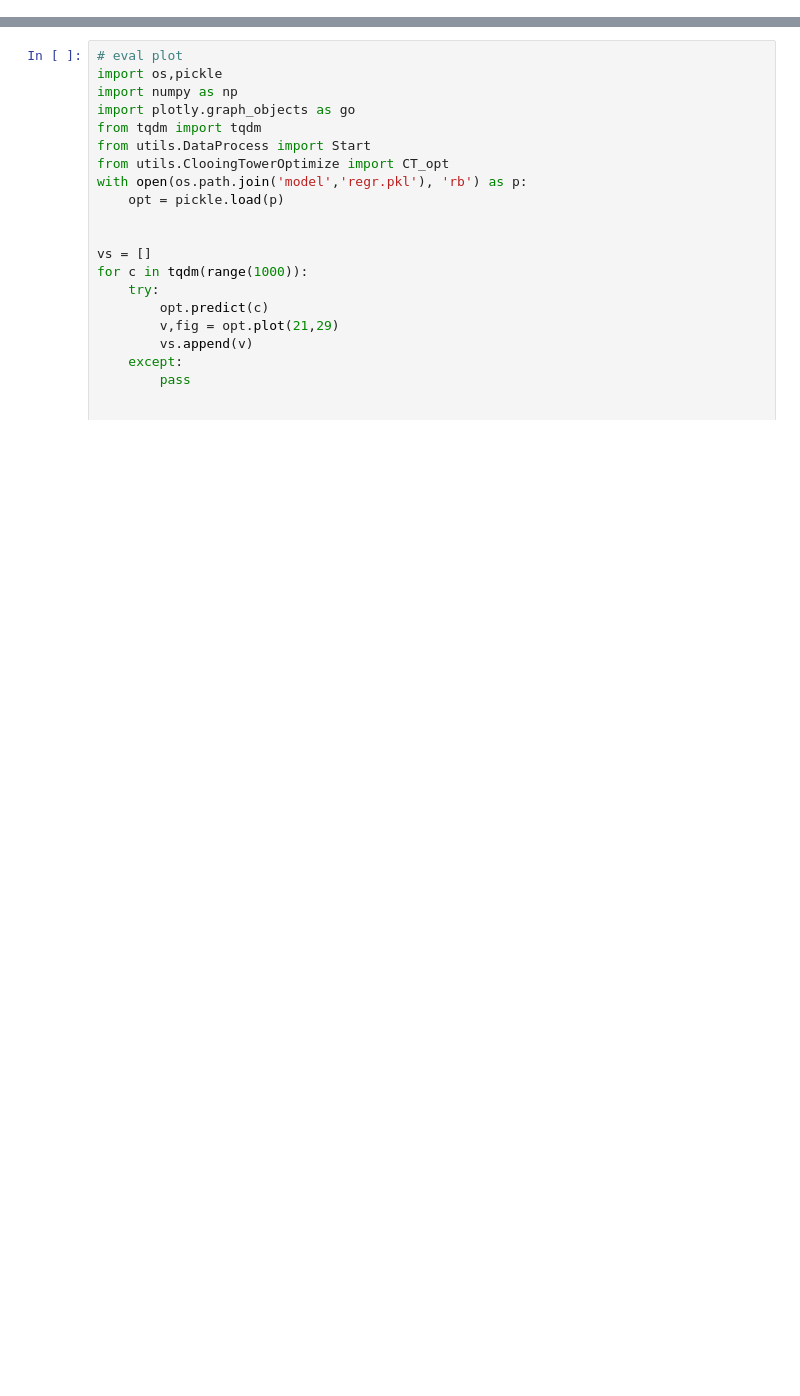
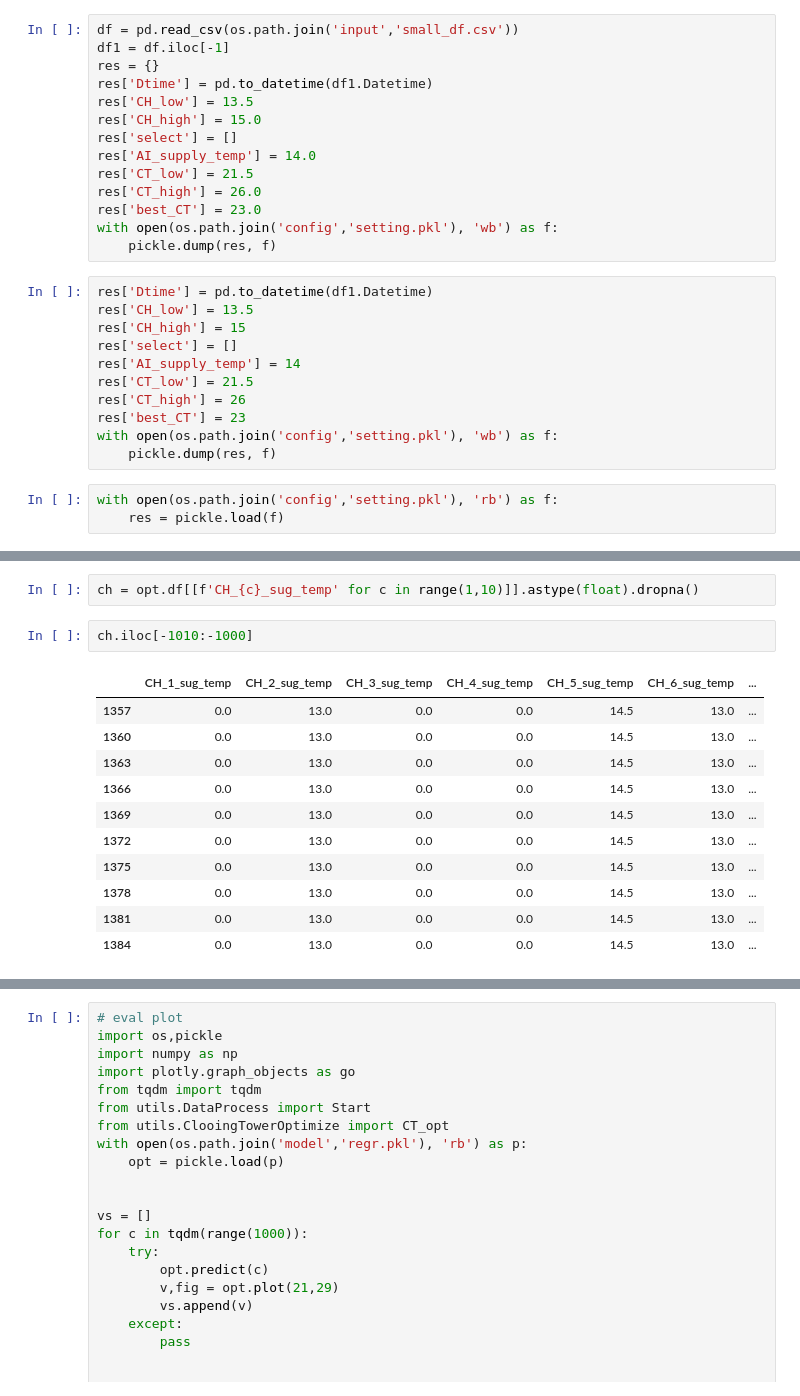
Before and after one commit to sungbohsun/HL_Chiller, a Jupyter notebook: HL_Chiller_14/EDA.ipynb, the cells around one changed output, grey strips where cells are left out. Saved outputs shown, nothing was run; the diff lists cells and outputs as text; blank space fills up the shorter version.

```diff
--- a/HL_Chiller_14/EDA.ipynb
+++ b/HL_Chiller_14/EDA.ipynb
@@ -17,0 +38,28 @@ with open(os.path.join('model','regr.pkl'), 'wb') as f:
+# %%
+df = pd.read_csv(os.path.join('input','small_df.csv'))
+df1 = df.iloc[-1]
+res = {}
+res['Dtime'] = pd.to_datetime(df1.Datetime)
+res['CH_low'] = 13.5
+res['CH_high'] = 15.0
+res['select'] = []
+res['AI_supply_temp'] = 14.0
+res['CT_low'] = 21.5
+res['CT_high'] = 26.0
+res['best_CT'] = 23.0
+with open(os.path.join('config','setting.pkl'), 'wb') as f:
+    pickle.dump(res, f)
+# %%
+res['Dtime'] = pd.to_datetime(df1.Datetime)
+res['CH_low'] = 13.5
+res['CH_high'] = 15
+res['select'] = []
+res['AI_supply_temp'] = 14
+res['CT_low'] = 21.5
+res['CT_high'] = 26
+res['best_CT'] = 23
+with open(os.path.join('config','setting.pkl'), 'wb') as f:
+    pickle.dump(res, f)
+# %%
+with open(os.path.join('config','setting.pkl'), 'rb') as f:
+    res = pickle.load(f)
@@ -17,0 +101,16 @@ with open(os.path.join('model','regr.pkl'), 'wb') as f:
+# %%
+ch = opt.df[[f'CH_{c}_sug_temp' for c in range(1,10)]].astype(float).dropna()
+# %%
+ch.iloc[-1010:-1000]
+# %% [output]
+|  | CH_1_sug_temp | CH_2_sug_temp | CH_3_sug_temp | CH_4_sug_temp | CH_5_sug_temp | CH_6_sug_temp | ... |
+| 1357 | 0.0 | 13.0 | 0.0 | 0.0 | 14.5 | 13.0 | ... |
+| 1360 | 0.0 | 13.0 | 0.0 | 0.0 | 14.5 | 13.0 | ... |
+| 1363 | 0.0 | 13.0 | 0.0 | 0.0 | 14.5 | 13.0 | ... |
+| 1366 | 0.0 | 13.0 | 0.0 | 0.0 | 14.5 | 13.0 | ... |
+| 1369 | 0.0 | 13.0 | 0.0 | 0.0 | 14.5 | 13.0 | ... |
+| 1372 | 0.0 | 13.0 | 0.0 | 0.0 | 14.5 | 13.0 | ... |
+| 1375 | 0.0 | 13.0 | 0.0 | 0.0 | 14.5 | 13.0 | ... |
+| 1378 | 0.0 | 13.0 | 0.0 | 0.0 | 14.5 | 13.0 | ... |
+| 1381 | 0.0 | 13.0 | 0.0 | 0.0 | 14.5 | 13.0 | ... |
+| 1384 | 0.0 | 13.0 | 0.0 | 0.0 | 14.5 | 13.0 | ... |
```
Also changed, not shown: parts of 15 cells of this notebook, 22 other files.
